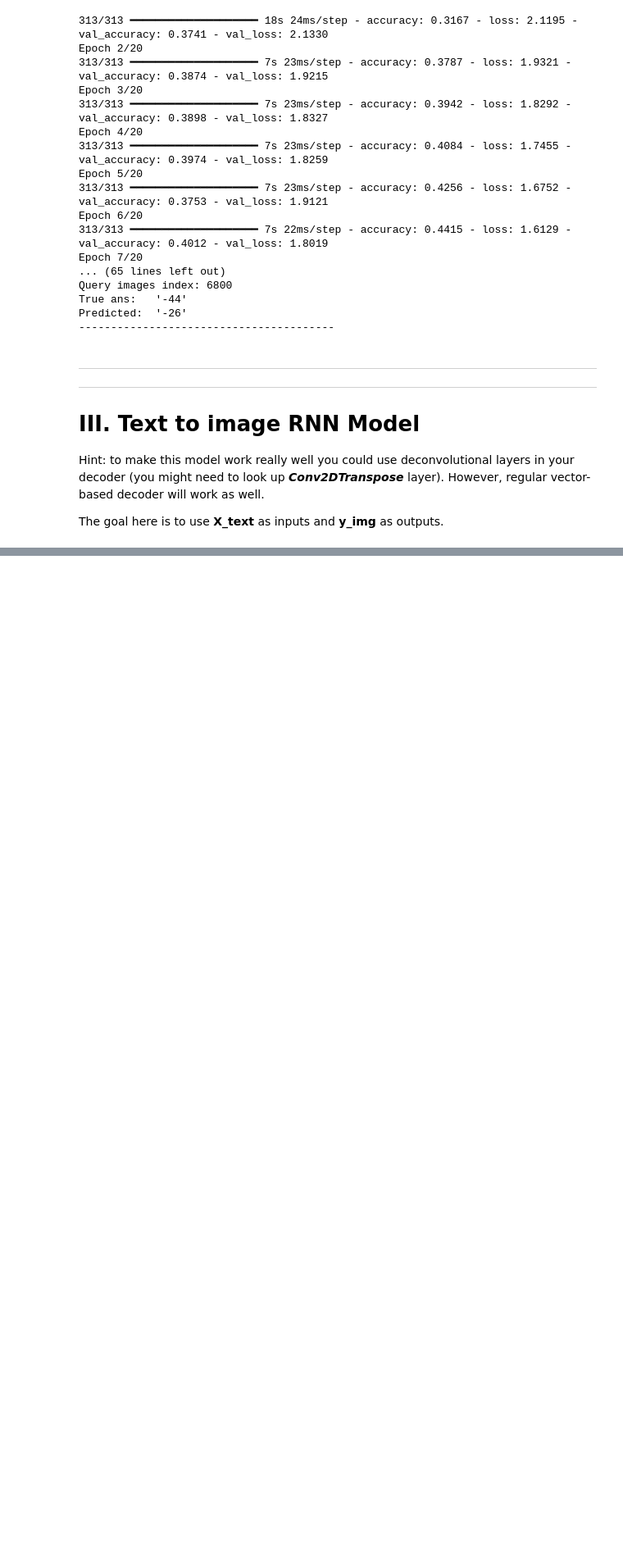
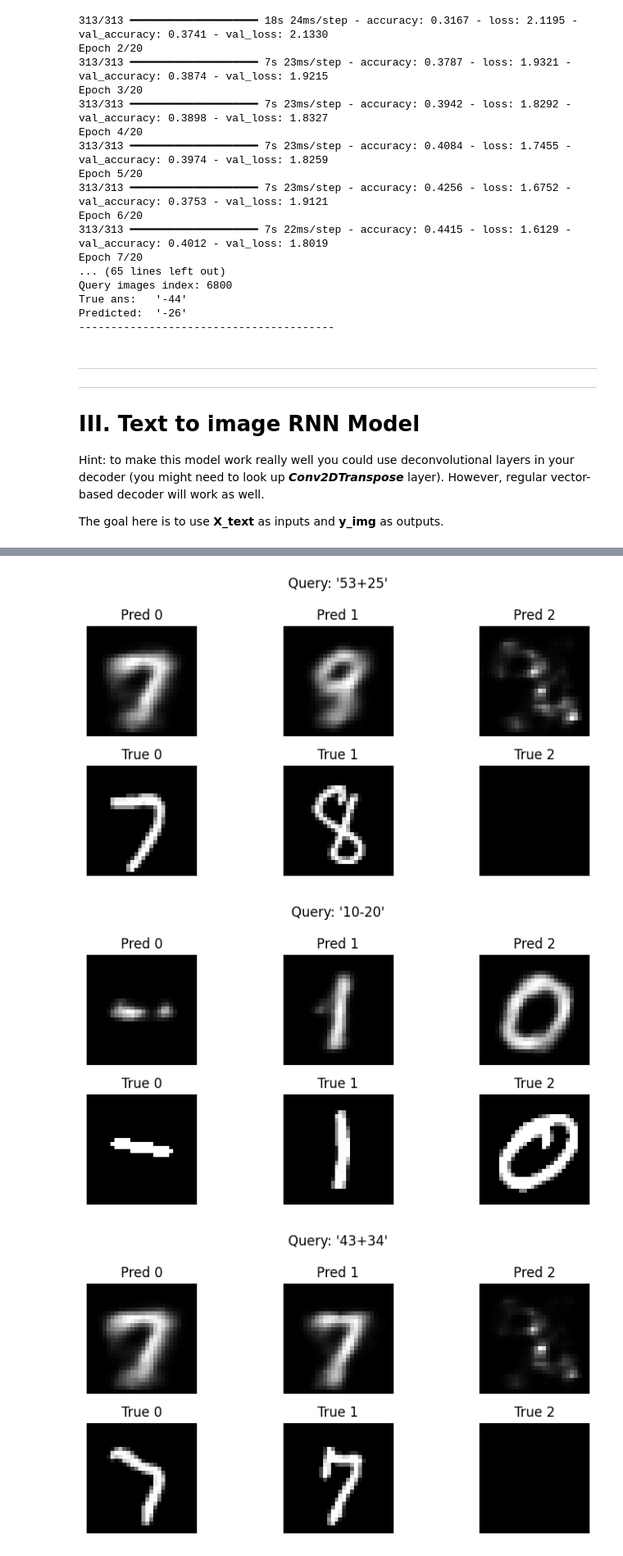
Before and after one commit to LewisBoulogne/IDL_assignment_2, a Jupyter notebook: A2_RNNs.ipynb, the cells around one changed output, grey strips where cells are left out. Shown at 82% size. Drawn from its saved outputs; the diff is of its cells as text; code cells hidden in the pictures; blank space fills up the shorter version.

```diff
--- a/A2_RNNs.ipynb
+++ b/A2_RNNs.ipynb
@@ -1036,0 +1132,6 @@ plt.show()
+# %%
+text2img_conv_extended = build_text2img_model_conv()
+history_t2i_conv_extended = text2img_conv_extended.fit(X_train_ti,
+                                y_train_ti,
+                                validation_split = 0.2,
+                                epochs = 50)
@@ -1036,0 +1161,7 @@ plt.show()
+# %%
+y_pred_img_conv_extended = text2img_conv_extended.predict(X_test_ti[:5])
+y_true_conv_extended = y_test_ti[:5]
+query_set_conv_extended = X_text[test_idx[:5]]
+
+display_digits(y_pred_img_conv_extended, y_true_conv_extended, query_set_conv_extended)
+# %% [output]
@@ -1036,0 +1169,3 @@ plt.show()
+[figure, added]
+[figure, added]
+[figure, added]
```
Also changed, not shown: parts of 20 cells of this notebook.
